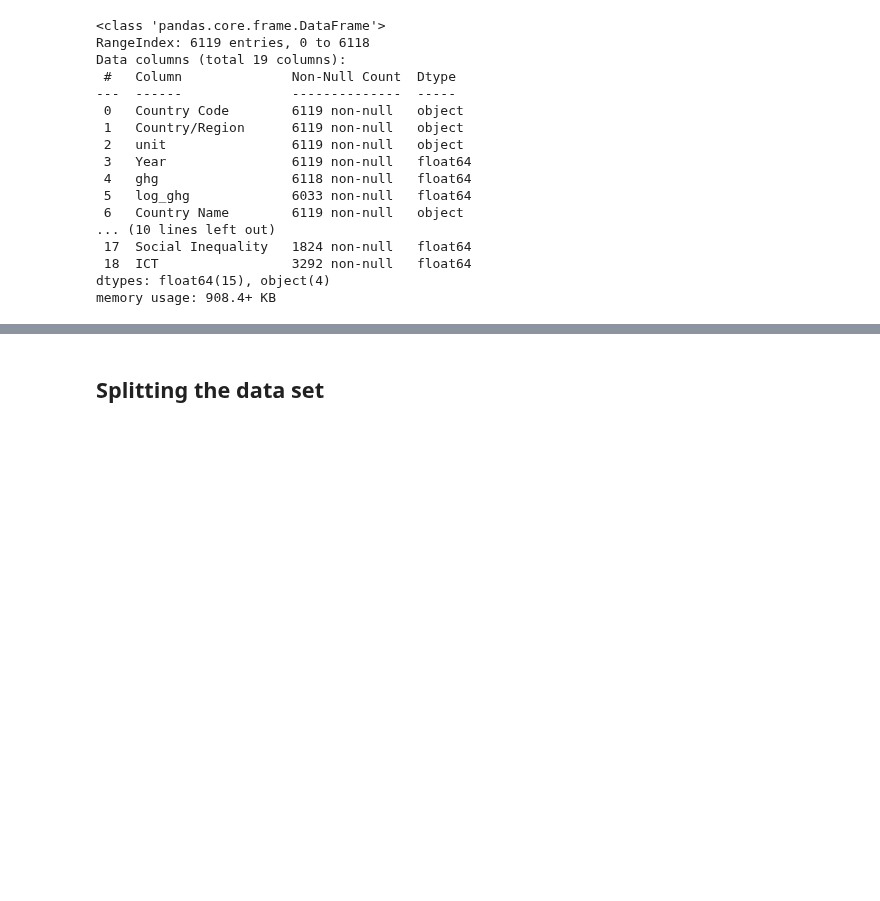
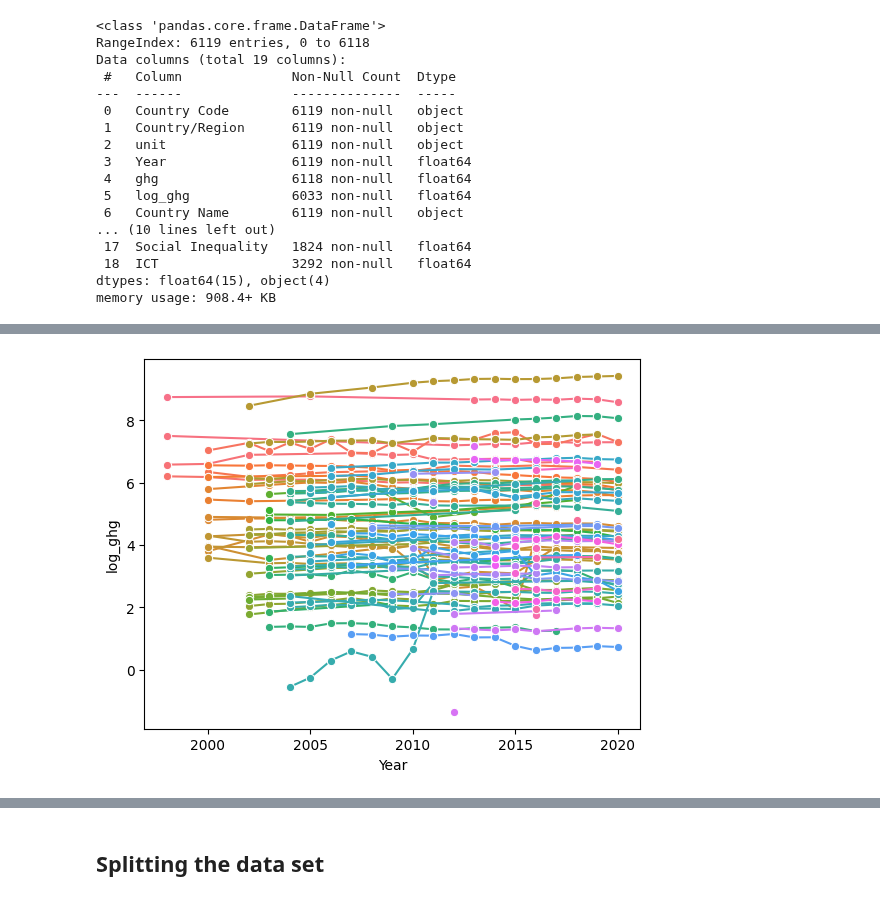
Before and after one commit to marcbarc19/DataScienceExam, a Jupyter notebook: ghg-modelling.ipynb, the cells around one changed output, grey strips where cells are left out. Drawn from its saved outputs; the diff is of its cells as text; code cells hidden in the pictures; blank space fills up the shorter version.

```diff
--- a/ghg-modelling.ipynb
+++ b/ghg-modelling.ipynb
@@ -273,0 +281,2 @@ ghg_full.to_csv('GHG-modelling.csv', index=False)
+# %%
+ghg_full = pd.read_csv('GHG-modelling.csv')
@@ -273,0 +289,4 @@ ghg_full.to_csv('GHG-modelling.csv', index=False)
+# %%
+ghg = ghg_full.dropna()
+
+print(ghg)
@@ -273,0 +325,12 @@ ghg_full.to_csv('GHG-modelling.csv', index=False)
+# %%
+sns.lineplot(data=ghg, x='Year', y='log_ghg', hue='Country Code', marker='o', legend=False)
+
+# Add title and labels
+#plt.title('Log Transformed Time Series Data')
+#plt.xlabel('Year')
+#plt.ylabel('Log Transformed Value')
+
+# Show the plot
+plt.show()
+# %% [output]
+[figure, added]
```
Also changed, not shown: parts of 9 cells of this notebook.
